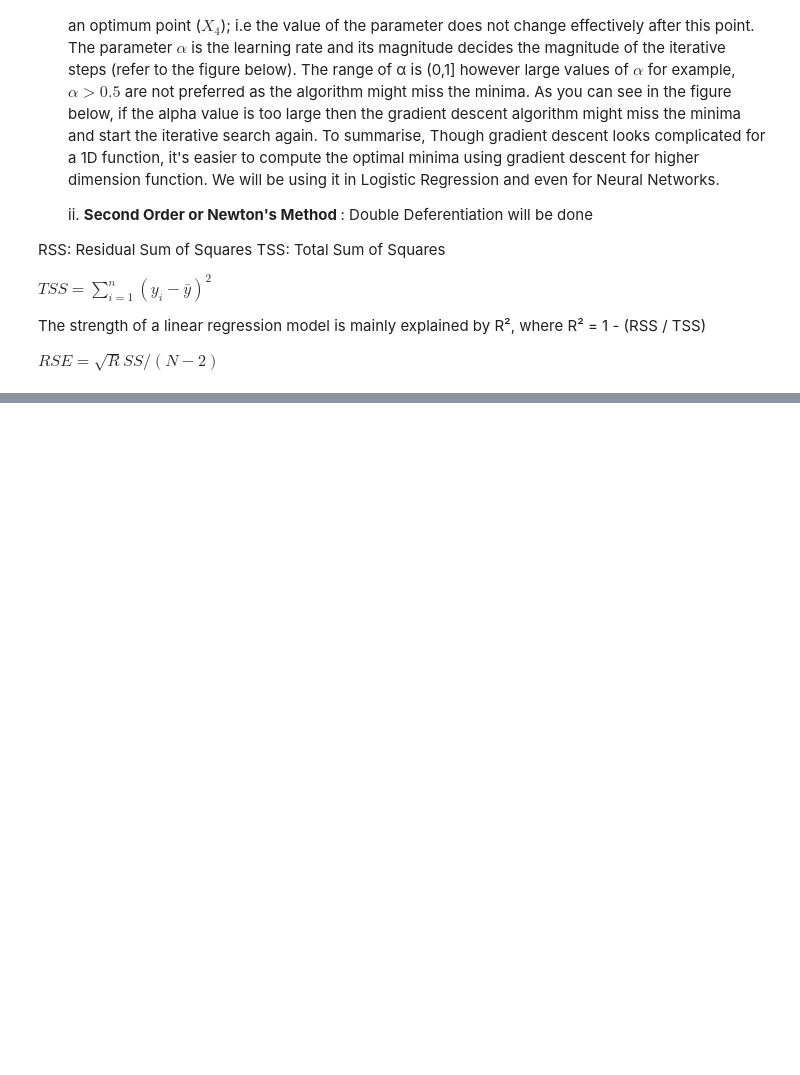
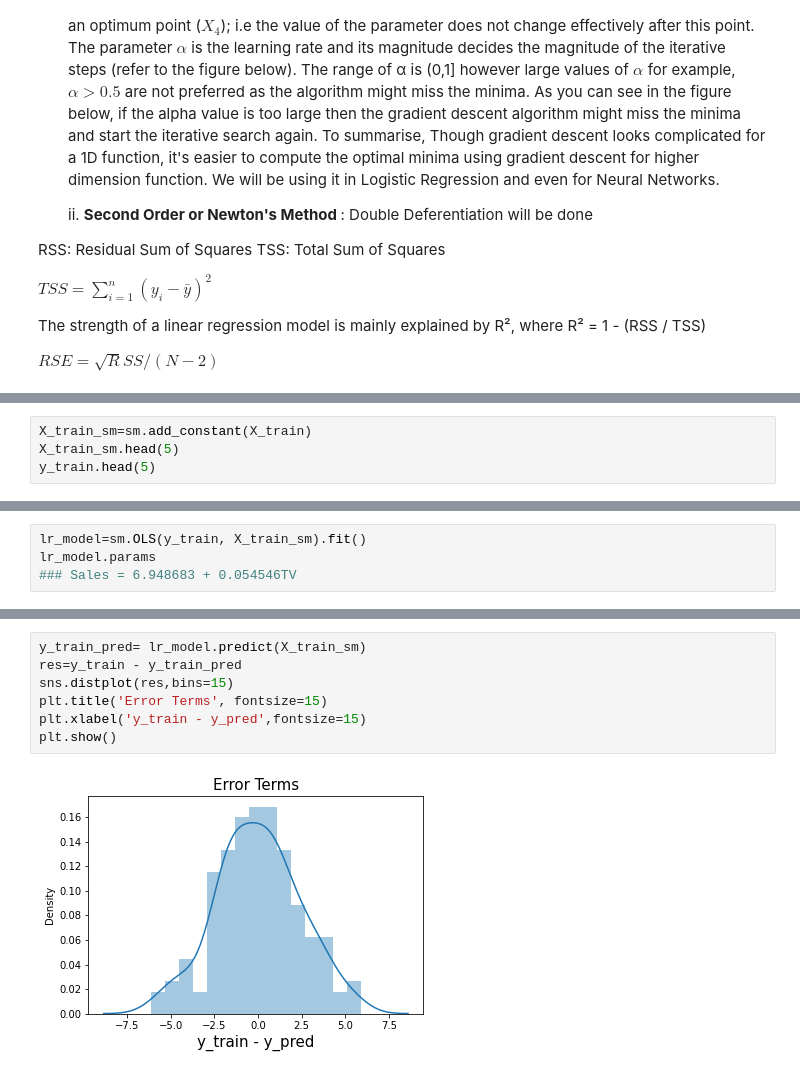
Before and after one commit to prabhatm0307/ai-ml, a Jupyter notebook: 3.Machine Learning -1/Linear Regression.ipynb, the cells around one changed output, grey strips where cells are left out. Saved outputs shown, nothing was run; the diff lists cells and outputs as text; blank space fills up the shorter version.

```diff
--- a/3.Machine Learning -1/Linear Regression.ipynb
+++ b/3.Machine Learning -1/Linear Regression.ipynb
@@ -106,0 +159,4 @@ Successfully installed SKLearn-0.0
+# %%
+X_train_sm=sm.add_constant(X_train)
+X_train_sm.head(5)
+y_train.head(5)
@@ -106,0 +170,4 @@ Successfully installed SKLearn-0.0
+# %%
+lr_model=sm.OLS(y_train, X_train_sm).fit()
+lr_model.params
+### Sales = 6.948683 + 0.054546TV
@@ -106,0 +206,9 @@ Successfully installed SKLearn-0.0
+# %%
+y_train_pred= lr_model.predict(X_train_sm)
+res=y_train - y_train_pred
+sns.distplot(res,bins=15)
+plt.title('Error Terms', fontsize=15)
+plt.xlabel('y_train - y_pred',fontsize=15)
+plt.show()
+# %% [output]
+[figure, added]
```
Also changed, not shown: parts of 18 cells of this notebook, 8 other files.
